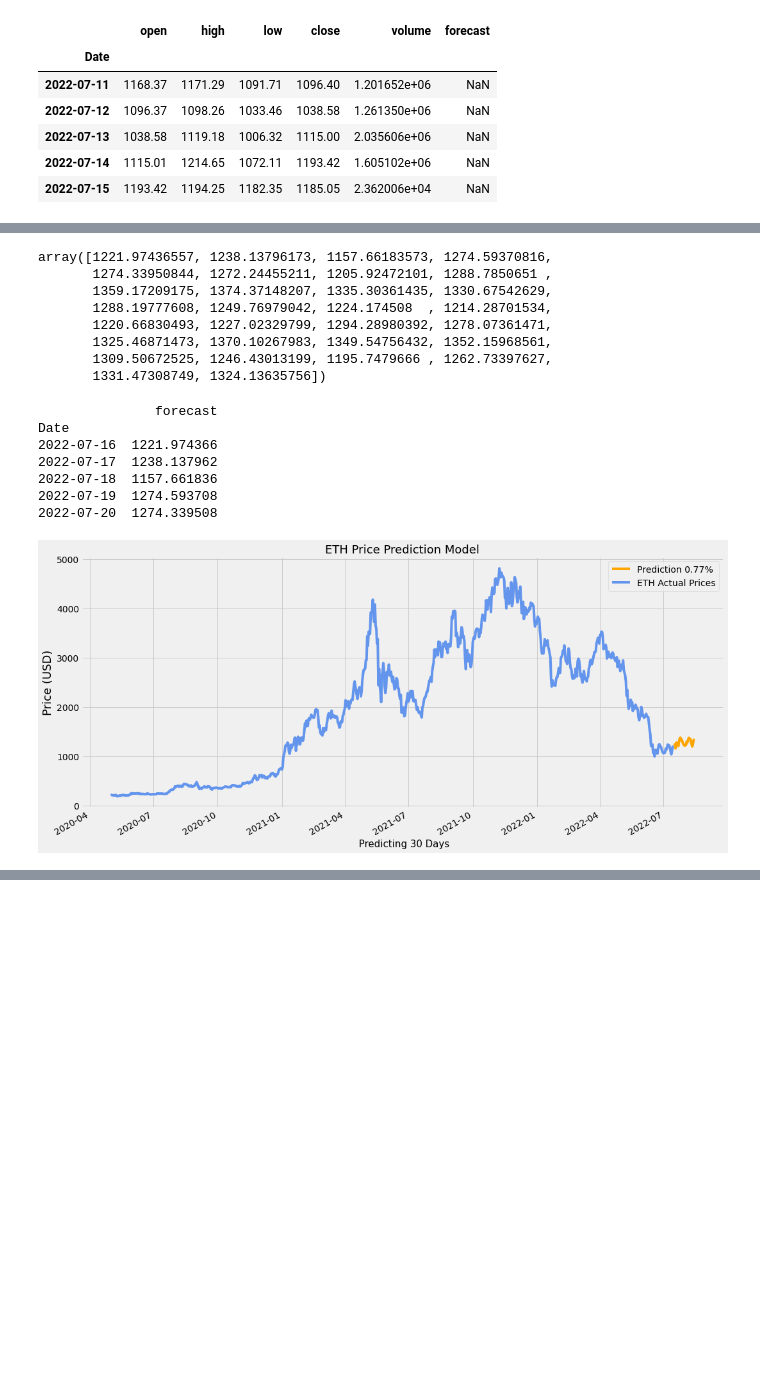
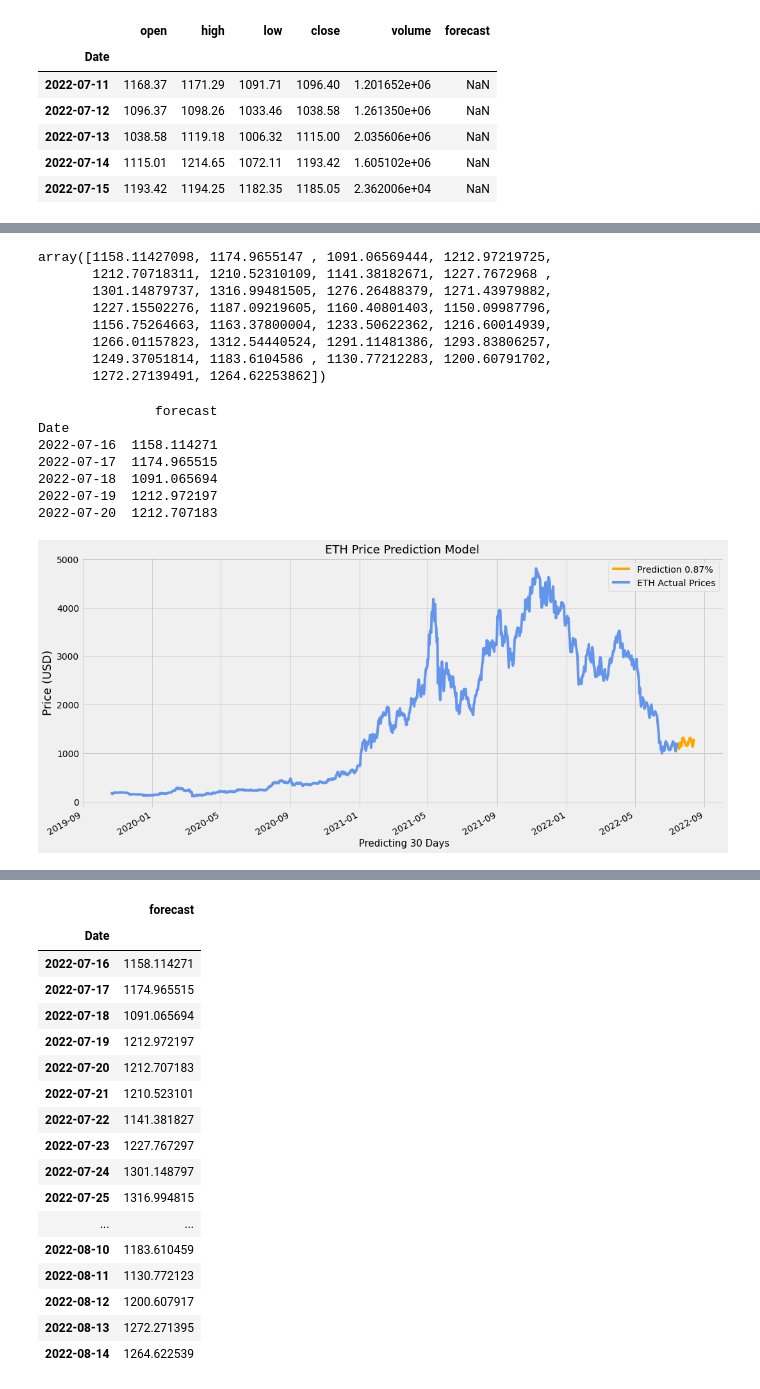
Before and after one commit to rudycav/Digital-Assets-Prediction-Model, a Jupyter notebook: Project/ Crypto_forecast_model.ipynb, the cells around one changed output, grey strips where cells are left out. Saved outputs shown, nothing was run; the diff lists cells and outputs as text; code cells hidden in the pictures; blank space fills up the shorter version.

```diff
--- a/Project/ Crypto_forecast_model.ipynb
+++ b/Project/ Crypto_forecast_model.ipynb
@@ -44,7 +44,7 @@ def get_crypto_price(symbol, exchange, start_date = None):
         df = df[df.index >= start_date]
     return df
 
-crypto_df = get_crypto_price(symbol = symbol, exchange = 'USD', start_date = '2020-05-01')
+crypto_df = get_crypto_price(symbol = symbol, exchange = 'USD', start_date = '2019-05-01')
 crypto_df.head()
 # %% [output]
 |  | open | high | low | close | volume |
@@ -140,14 +140,14 @@ forecast_prediction = (create_prediction(crypto_df))
 # %%
 forecast_prediction
 # %% [output]
-array([1221.97436557, 1238.13796173, 1157.66183573, 1274.59370816,
-       1274.33950844, 1272.24455211, 1205.92472101, 1288.7850651 ,
-       1359.17209175, 1374.37148207, 1335.30361435, 1330.67542629,
-       1288.19777608, 1249.76979042, 1224.174508  , 1214.28701534,
-       1220.66830493, 1227.02329799, 1294.28980392, 1278.07361471,
-       1325.46871473, 1370.10267983, 1349.54756432, 1352.15968561,
-       1309.50672525, 1246.43013199, 1195.7479666 , 1262.73397627,
-       1331.47308749, 1324.13635756])
+array([1158.11427098, 1174.9655147 , 1091.06569444, 1212.97219725,
+       1212.70718311, 1210.52310109, 1141.38182671, 1227.7672968 ,
+       1301.14879737, 1316.99481505, 1276.26488379, 1271.43979882,
+       1227.15502276, 1187.09219605, 1160.40801403, 1150.09987796,
+       1156.75264663, 1163.37800004, 1233.50622362, 1216.60014939,
+       1266.01157823, 1312.54440524, 1291.11481386, 1293.83806257,
+       1249.37051814, 1183.6104586 , 1130.77212283, 1200.60791702,
+       1272.27139491, 1264.62253862])
 # %%
 def get_future_dates(datetime):
   future_dates = []
@@ -178,28 +178,29 @@ print(forecast_df.head())
 # %% [output]
                forecast
 Date
-2022-07-16  1221.974366
-2022-07-17  1238.137962
-2022-07-18  1157.661836
-2022-07-19  1274.593708
-2022-07-20  1274.339508
+2022-07-16  1158.114271
+2022-07-17  1174.965515
+2022-07-18  1091.065694
+2022-07-19  1212.972197
+2022-07-20  1212.707183
 # %%
 import matplotlib.dates as mdates
 
 def plot_model():
   plt.figure(figsize=(16,8))
   plt.plot(forecast_df.forecast, color='orange', label = f'Prediction {accuracy_score}%')
   plt.plot(crypto_df.close, color='cornflowerblue', label = f'{symbol} Actual Prices')
   plt.title(f'{symbol} Price Prediction Model', fontsize=18)
   plt.xlabel(f' Predicting {forecast_days} Days', fontsize=15)
   plt.ylabel('Price (USD)', fontsize=18)
   plt.legend(loc='upper right')
   plt.gcf().autofmt_xdate()
 
   plt.show()
+  return forecast_df
 
   return plt
 
 plot_model()
 # %% [output]
-[figure, old version]
+[figure, new version]
@@ -206,0 +207,18 @@ plot_model()
+|  | forecast |
+| Date |  |
+| 2022-07-16 | 1158.114271 |
+| 2022-07-17 | 1174.965515 |
+| 2022-07-18 | 1091.065694 |
+| 2022-07-19 | 1212.972197 |
+| 2022-07-20 | 1212.707183 |
+| 2022-07-21 | 1210.523101 |
+| 2022-07-22 | 1141.381827 |
+| 2022-07-23 | 1227.767297 |
+| 2022-07-24 | 1301.148797 |
+| 2022-07-25 | 1316.994815 |
+| ... | ... |
+| 2022-08-10 | 1183.610459 |
+| 2022-08-11 | 1130.772123 |
+| 2022-08-12 | 1200.607917 |
+| 2022-08-13 | 1272.271395 |
+| 2022-08-14 | 1264.622539 |
```
Also changed, not shown: parts of 6 cells of this notebook.
